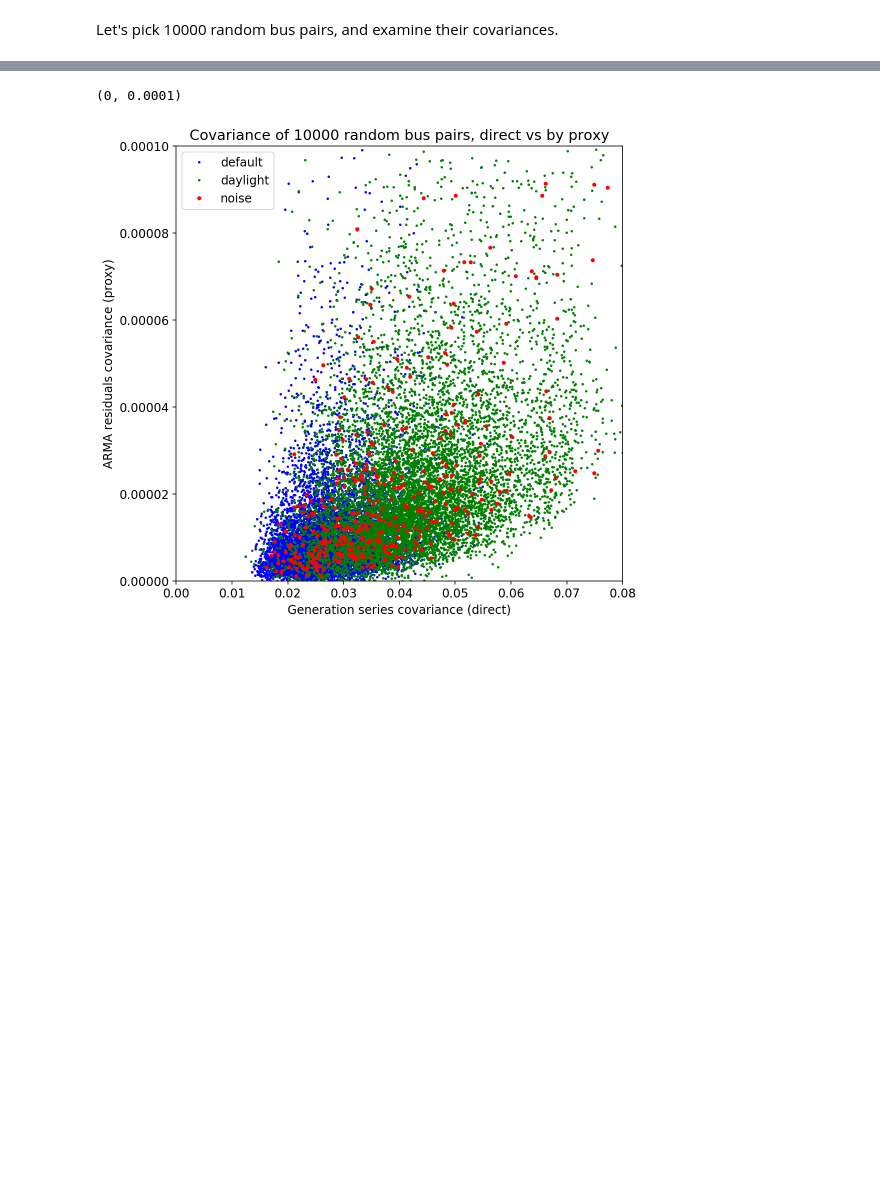
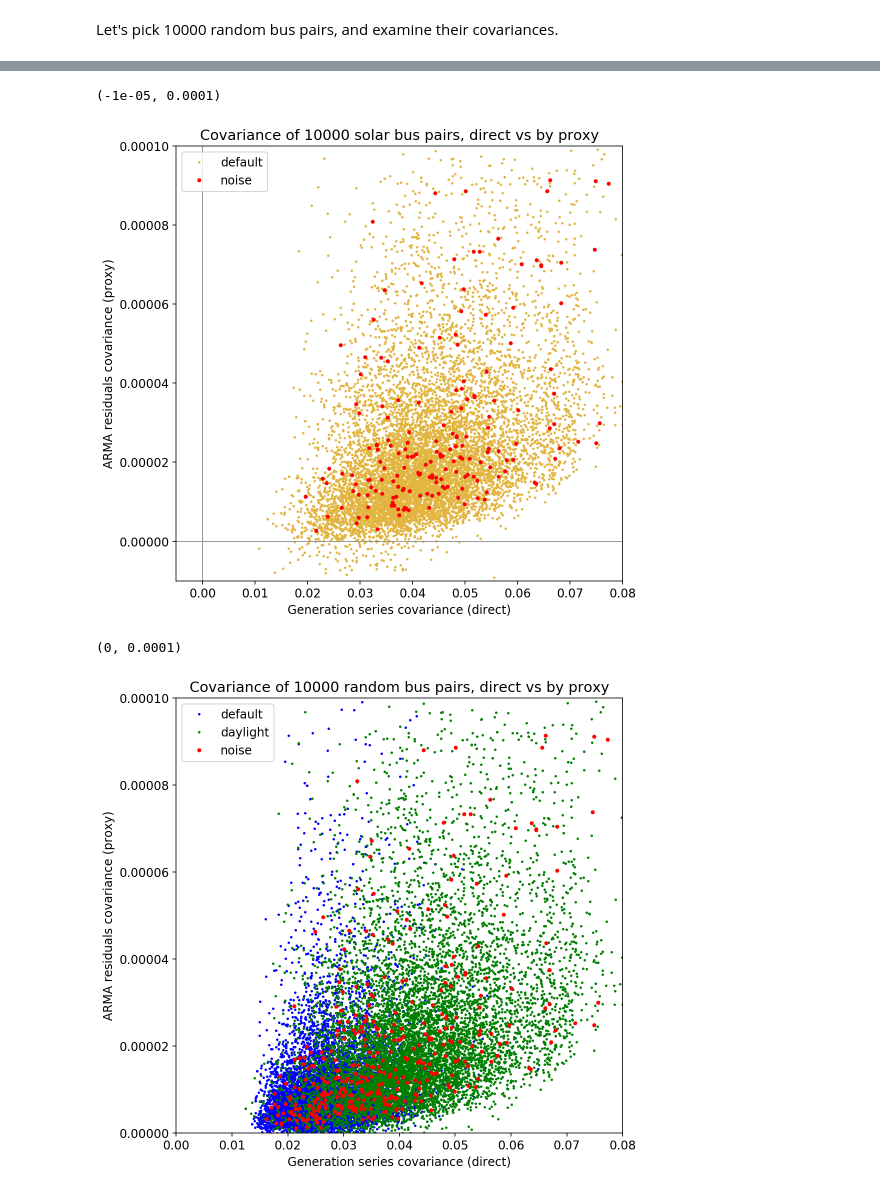
Before and after one commit to fonsp/grid-analysis, a Jupyter notebook: notebooks/explorative/arma fit analyse.ipynb, the cells around one changed output, grey strips where cells are left out. Cells and saved outputs as stored; diff of their text form; code cells hidden in the pictures; blank space fills up the shorter version.

```diff
--- a/notebooks/explorative/arma fit analyse.ipynb
+++ b/notebooks/explorative/arma fit analyse.ipynb
@@ -325,3 +355,27 @@ ax.legend()
+# %%
+fig, ax = plt.subplots(figsize=(8,8))
+
+ax.plot(solar_gendaylightconvs, solar_resdaylightconvs, ".", markersize = 3, c="#e2b541", label="default")
+ax.plot(solar_gendaylightconvs[solar_isnoisedpair], solar_resdaylightconvs[solar_isnoisedpair], ".", markersize = 6, c="r", label="noise")
+#ax.plot(solar_genconvs, solar_resconvsshuffled, ".", markersize=1, c="r", label="shuffled")
+
+ax.set_title("Covariance of {0} solar bus pairs, direct vs by proxy".format(num))
+ax.set_xlabel("Generation series covariance (direct)")
+ax.set_ylabel("ARMA residuals covariance (proxy)")
+ax.legend()
+
+ax.axhline(0.0, c="#999999", linewidth=1)
+ax.axvline(0.0, c="#999999", linewidth=1)
+
+ax.set_xlim(-0.005,0.08)
+ax.set_ylim(-0.00001,0.0001)
+
+
+#polyfit = np.polynomial.polynomial.Polynomial.fit(*zip(*solar_covs), deg=2)
+#ax.plot(*polyfit.linspace(200))
+# %% [output]
+(-1e-05, 0.0001)
+[figure, added]
 # %%
 fig, ax = plt.subplots(figsize=(8,8))
 
```
Also changed, not shown: parts of 12 cells of this notebook, 14 other files.
